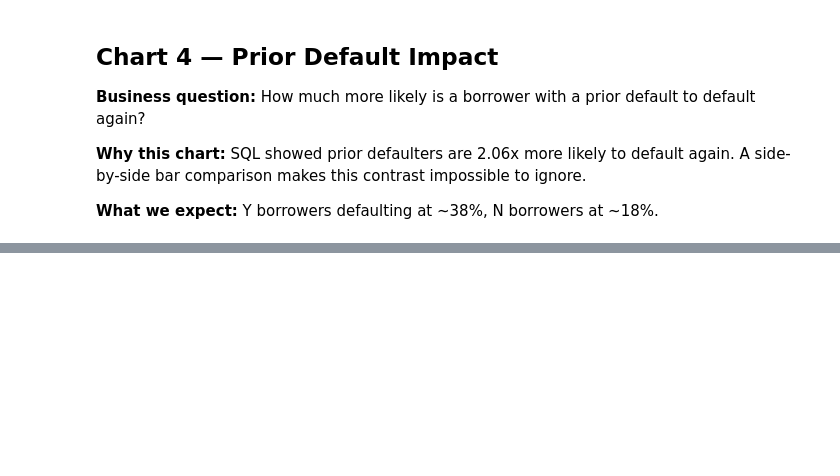
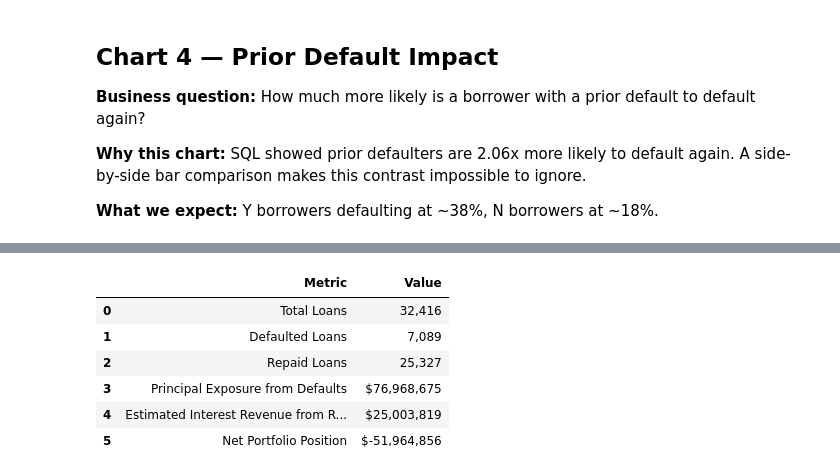
Before and after one commit to tsnuhithreddy/loan-default-risk-analysis, a Jupyter notebook: notebooks/Loan_default_risk_analysis.ipynb, the cells around one changed output, grey strips where cells are left out. Cells and saved outputs as stored; diff of their text form; code cells hidden in the pictures; blank space fills up the shorter version.

```diff
--- a/notebooks/Loan_default_risk_analysis.ipynb
+++ b/notebooks/Loan_default_risk_analysis.ipynb
@@ -1419,0 +2033,68 @@ Insight: The early warning system provides a practical way to identify risky loa
+# %%
+# Financial Impact Analysis
+
+# ---------------------------------------------------------
+# 1. Calculate principal exposure from defaulted loans
+# ---------------------------------------------------------
+
+defaulted_loans = df[df['loan_status'] == 1]
+
+repaid_loans = df[df['loan_status'] == 0]
+
+defaulted_principal = defaulted_loans['loan_amnt'].sum()
+
+repaid_principal = repaid_loans['loan_amnt'].sum()
+
+
+# ---------------------------------------------------------
+# 2. Estimate interest revenue from repaid loans
+# ---------------------------------------------------------
+
+repaid_interest_revenue = (
+    repaid_loans['loan_amnt'] *
+    repaid_loans['loan_int_rate'] / 100
+).sum()
+
+
+# ---------------------------------------------------------
+# 3. Calculate net portfolio position
+# ---------------------------------------------------------
+
+net_portfolio_position = (
+    repaid_interest_revenue -
+    defaulted_principal
+)
+
+
+# ---------------------------------------------------------
+# 4. Display financial impact with business-friendly formatting
+# ---------------------------------------------------------
+
+financial_impact = pd.DataFrame({
+    'Metric': [
+        'Total Loans',
+        'Defaulted Loans',
+        'Repaid Loans',
+        'Principal Exposure from Defaults',
+        'Estimated Interest Revenue from Repaid Loans',
+        'Net Portfolio Position'
+    ],
+    'Value': [
+        f"{len(df):,}",
+        f"{len(defaulted_loans):,}",
+        f"{len(repaid_loans):,}",
+        f"${defaulted_principal:,.0f}",
+        f"${repaid_interest_revenue:,.0f}",
+        f"${net_portfolio_position:,.0f}"
+    ]
+})
+
+financial_impact
+# %% [output]
+|  | Metric | Value |
+| 0 | Total Loans | 32,416 |
+| 1 | Defaulted Loans | 7,089 |
+| 2 | Repaid Loans | 25,327 |
+| 3 | Principal Exposure from Defaults | $76,968,675 |
+| 4 | Estimated Interest Revenue from R... | $25,003,819 |
+| 5 | Net Portfolio Position | $-51,964,856 |
```
Also changed, not shown: parts of 51 cells of this notebook.
